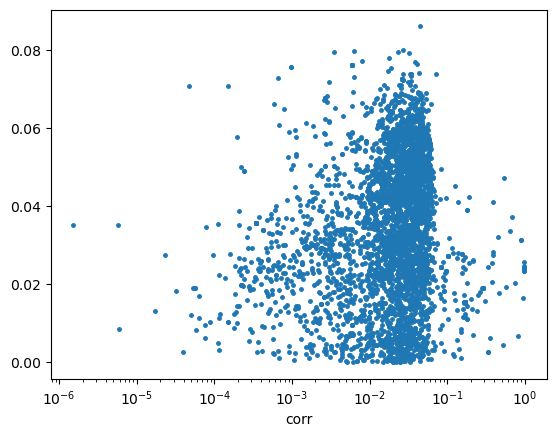
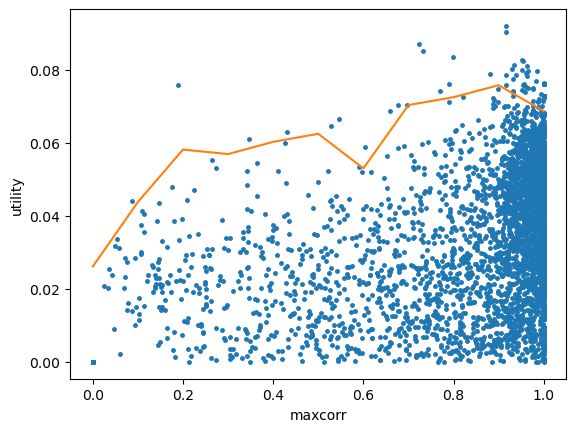
The notebook cell's code change between the first figure and the second:
--- before
+++ after
@@ -1 +1,2 @@
-df_results.set_index(["corr"])["_utility"].plot(lw=0, ms=5, marker=".", logx=True)
+df_results.set_index(["maxcorr"])["_utility"].plot(lw=0, ms=5, marker=".", logx=False)
+df_results.groupby(df_results["maxcorr"].round(1))["_utility"].quantile(0.99).plot(ylabel="utility")

Commit: added maxcorr